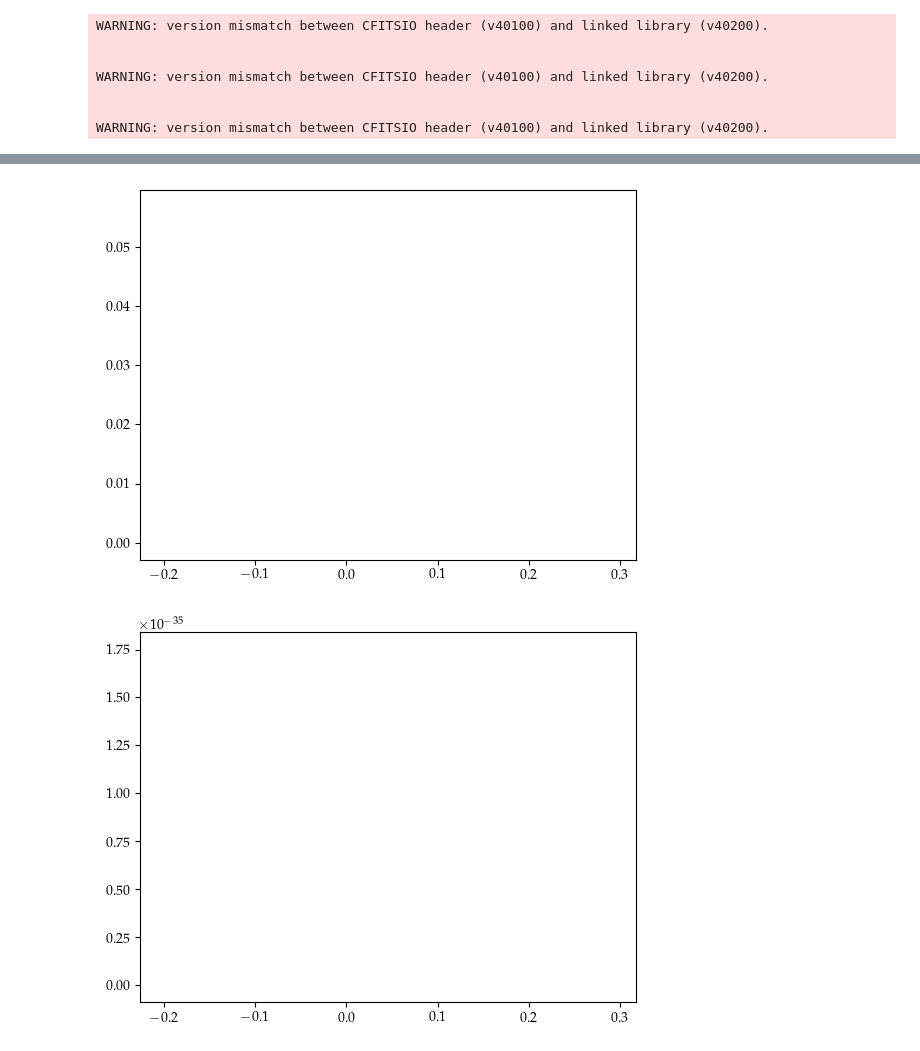
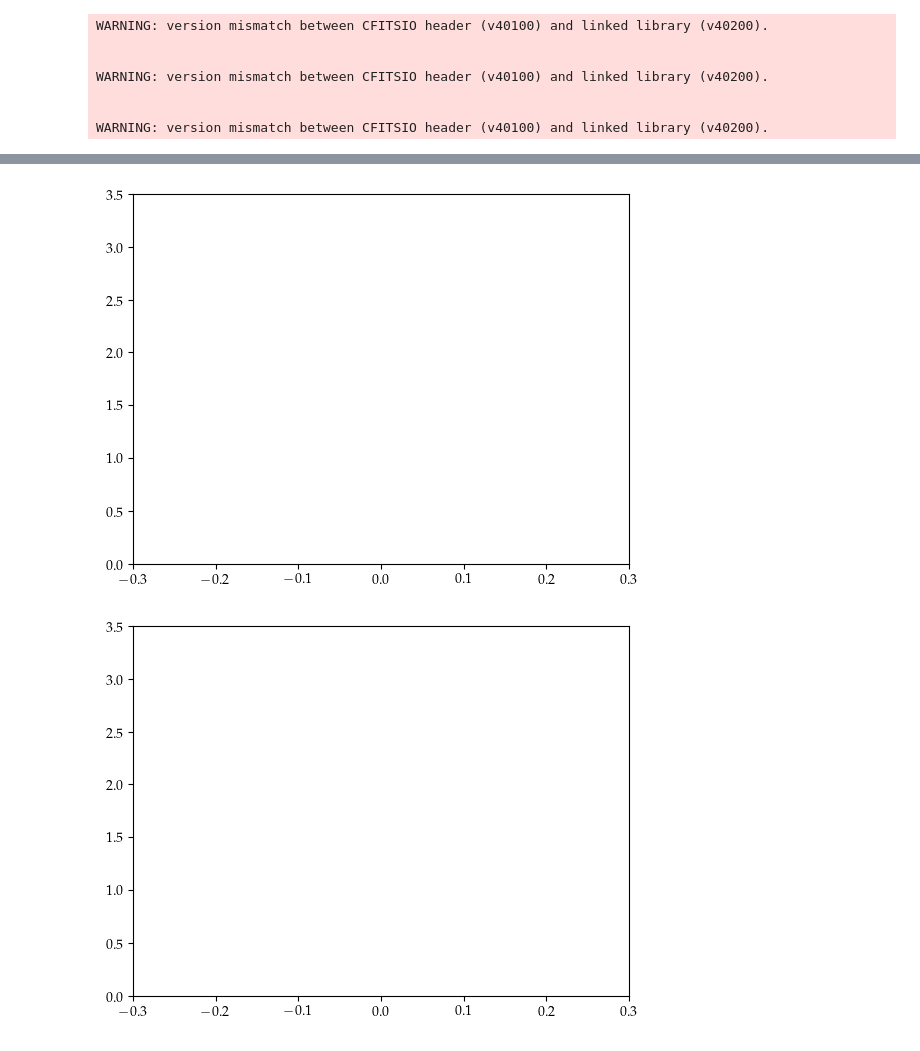
Before and after one commit to caioolivv/PhD, a Jupyter notebook: hscv/gal_wl_hscv_test/gal_wl_hscv_test.ipynb, the cells around one changed output, grey strips where cells are left out. Saved outputs shown, nothing was run; the diff lists cells and outputs as text; code cells hidden in the pictures.

```diff
--- a/hscv/gal_wl_hscv_test/gal_wl_hscv_test.ipynb
+++ b/hscv/gal_wl_hscv_test/gal_wl_hscv_test.ipynb
@@ -289,9 +291,10 @@ def animate(g):
     line.set_data(r_x, p_r)
     z_text.set_text (f'z = {0.6}')
     g_text.set_text (f'g = {g}')
-    axis.relim (); axis.autoscale_view ()
+    axis.set_xlim (1e-6, 4.5)
+    axis.set_ylim (0, 4)
     return line, z_text, g_text
 
 anim = FuncAnimation(fig, animate, init_func = init, frames = g_x, interval = 20, blit = False)
-anim.save(f'r_g_control_{ndata}.mp4', writer = 'ffmpeg', fps = 30)
+anim.save(f'r_g_loo_{ndata}.mp4', writer = 'ffmpeg', fps = 24)
 # %% [output]
@@ -317,9 +320,10 @@ def animate(r):
     line.set_data(z_x, p_z)
     r_text.set_text (f'r = {r}')
     g_text.set_text (f'g = {g_mean}')
-    axis.relim (); axis.autoscale_view ()
+    axis.set_xlim (1e-6, 4.5)
+    axis.set_ylim (0, 4)
     return line, r_text, g_text
 
 anim = FuncAnimation(fig, animate, init_func = init, frames = r_x, interval = 20, blit = False)
-anim.save(f'z_r_control_{ndata}.mp4', writer = 'ffmpeg', fps = 30)
+anim.save(f'z_r_loo_{ndata}.mp4', writer = 'ffmpeg', fps = 24)
 # %% [output]
@@ -345,9 +349,10 @@ def animate(g):
     line.set_data(z_x, p_z)
     r_text.set_text (f'r = {r_mean}')
     g_text.set_text (f'g = {g}')
-    axis.relim (); axis.autoscale_view ()
+    axis.set_xlim (1e-6, 4.5)
+    axis.set_ylim (0, 4)
     return line, r_text, g_text
 
 anim = FuncAnimation(fig, animate, init_func = init, frames = g_x, interval = 20, blit = False)
-anim.save(f'z_g_control_{ndata}.mp4', writer = 'ffmpeg', fps = 30)
+anim.save(f'z_g_loo_{ndata}.mp4', writer = 'ffmpeg', fps = 24)
 # %% [output]
@@ -373,38 +378,40 @@ def animate(r):
     line.set_data(g_x, p_g)
     r_text.set_text (f'r = {r}')
     z_text.set_text (f'z = {z_mean}')
-    axis.relim (); axis.autoscale_view ()
+    axis.set_xlim (-0.3, 0.3)
+    axis.set_ylim (0, 3.5)
     return line, r_text, z_text
 
 anim = FuncAnimation(fig, animate, init_func = init, frames = r_x, interval = 20, blit = False)
-anim.save(f'g_r_control_{ndata}.mp4', writer = 'ffmpeg', fps = 30)
+anim.save(f'g_r_loo_{ndata}.mp4', writer = 'ffmpeg', fps = 24)
 # %% [output]
-[figure, old version]
+[figure, new version]
 # %%
 fig = plt.figure ()
 axis = plt.axes ()
 line, = axis.plot([], [], lw = 3)
 r_text = axis.text (0.02, 0.95, '', transform=axis.transAxes)
 z_text = axis.text (0.02, 0.90, '', transform=axis.transAxes)
 
 def init():
     line.set_data([], [])
     r_text.set_text ('')
     z_text.set_text ('')
     return line,
 
 def animate(z):
     p_g = []
     for i in range (len(g_x)):
         x = Ncm.Vector.new_array ([r_mean, z, g_x[i]])
         p_g.append (kde.eval (x))
     line.set_data(g_x, p_g)
     r_text.set_text (f'r = {r_mean}')
     z_text.set_text (f'z = {z}')
-    axis.relim (); axis.autoscale_view ()
+    axis.set_xlim (-0.3, 0.3)
+    axis.set_ylim (0, 3.5)
     return line, r_text, z_text
 
 anim = FuncAnimation(fig, animate, init_func = init, frames = z_x, interval = 20, blit = False)
-anim.save(f'g_z_control_{ndata}.mp4', writer = 'ffmpeg', fps = 30)
+anim.save(f'g_z_loo_{ndata}.mp4', writer = 'ffmpeg', fps = 24)
 # %% [output]
-[figure, old version]
+[figure, new version]
```
Also changed, not shown: parts of 14 cells of this notebook, 18 other files.
